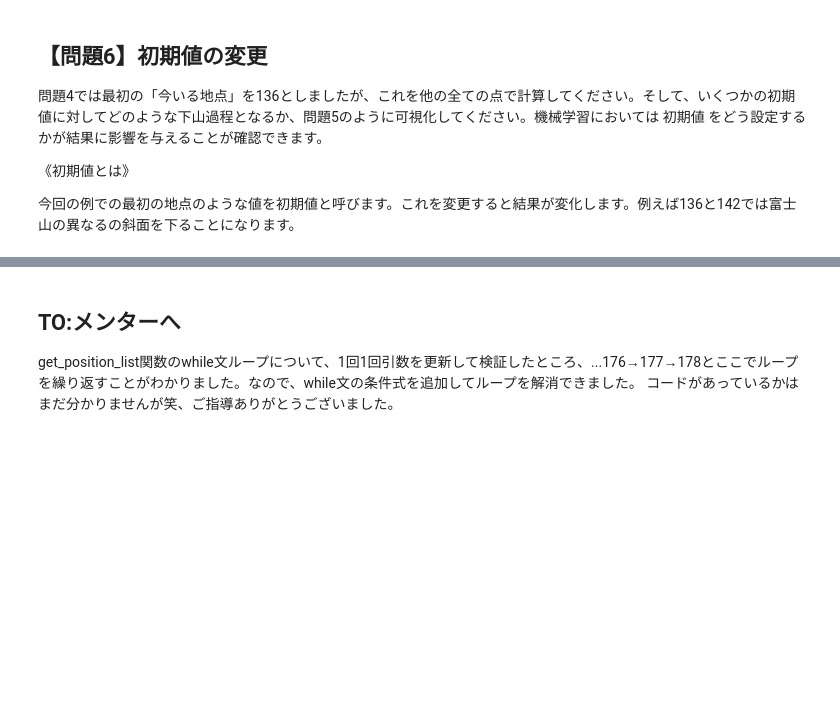
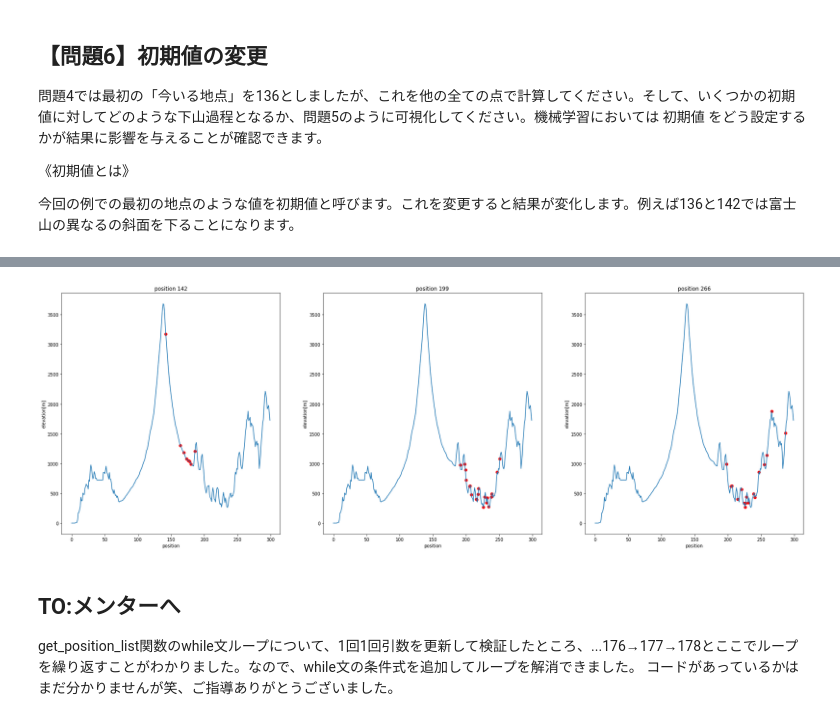
Before and after one commit to adachione/diveintocode-ml, a Jupyter notebook: Week2/DIC_Week2_授業課題2_富士下山問題.ipynb, the cells around one changed output, grey strips where cells are left out. Saved outputs shown, nothing was run; the diff lists cells and outputs as text; code cells hidden in the pictures; blank space fills up the shorter version.

```diff
--- a/Week2/DIC_Week2_授業課題2_富士下山問題.ipynb
+++ b/Week2/DIC_Week2_授業課題2_富士下山問題.ipynb
@@ -88,6 +88,6 @@ def get_next_position(position, alpha=0.2):
     return abs(new_position)
 
 
-next_position = get_next_position(177)
+next_position = get_next_position(136)
 print(next_position)
 # %% [output]
@@ -110,6 +110,8 @@ def get_position_list(top=136):
     next_position = get_next_position(position_list[-1])
 
     while next_position != position_list[-1] and next_position not in position_list: #リスト最新の値と違う場合かつ次の位置がリスト内に既存する場合
+        if next_position > 300:
+            break
         position_list.append(int(next_position))
         next_position = get_next_position(position_list[-1])
 
@@ -181,0 +164,5 @@ plt.show()
+# %%
+# 全地点の表示
+for i in range(300):
+    diff_position_list = get_position_list(i)
+    print(diff_position_list)
@@ -182,3 +187,30 @@ plt.show()
+# %%
+# 他地点で計測
+test = [142, 199, 266]
+
+#position_list_test1 = get_position_list(test[0])
+#position_list_test2 = get_position_list(test[1])
+#position_list_test3 = get_position_list(test[2])
+
+# グラフ描画
+#diff_position_list_elevation_1 = fuji[[position_list_test1], 3]
+#diff_position_list_elevation_2 = fuji[[position_list_test2], 3]
+#diff_position_list_elevation_3 = fuji[[position_list_test3], 3]
+
+fig, axes = plt.subplots(ncols=3, figsize=(30, 10))
+
+for i in range(len(test)):
+    position_list_test = get_position_list(test[i])
+    position_list_elevation = fuji[[position_list_test], 3]
+    axes[i].set_title("position {}".format(test[i]))
+    axes[i].set_xlabel("position")
+    axes[i].set_ylabel("elevation[m]")
+    axes[i].plot(fuji[:,0], fuji[:,3])  #標高リストの折れ線グラフ
+    axes[i].scatter(position_list_test, position_list_elevation, color="r")   #下山リスト（赤丸）
+
+plt.show()
+# %% [output]
+[figure, added]
 # %% [markdown]
 ## TO:メンターへ
 get_position_list関数のwhile文ループについて、1回1回引数を更新して検証したところ、...176→177→178とここでループを繰り返すことがわかりました。なので、while文の条件式を追加してループを解消できました。
```
Also changed, not shown: parts of 6 cells of this notebook.
